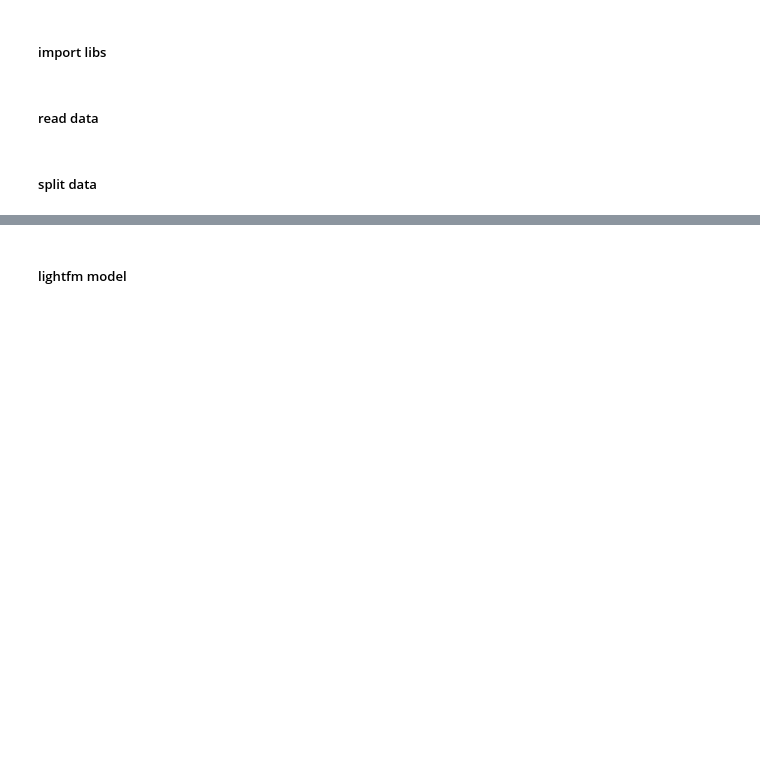
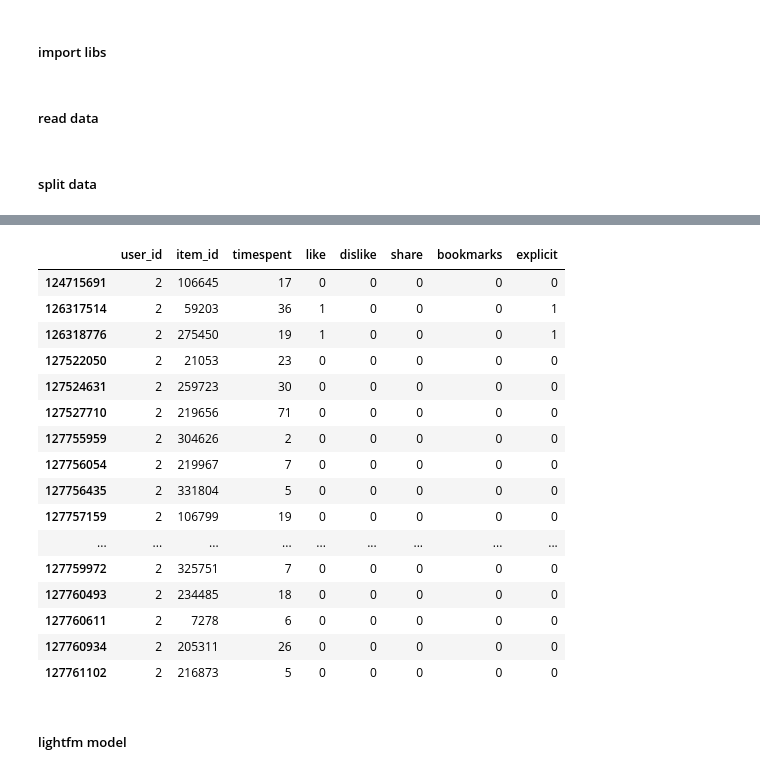
Before and after one commit to cheeeco/vk_recsys, a Jupyter notebook: lightfm.ipynb, the cells around one changed output, grey strips where cells are left out. Drawn from its saved outputs; the diff is of its cells as text; code cells hidden in the pictures; blank space fills up the shorter version.

```diff
--- a/lightfm.ipynb
+++ b/lightfm.ipynb
@@ -20,0 +27,9 @@ ui_train, ui_val = train_test_split(user_item_data,
+# %%
+# Step 1: Filter users with less than 20 interactions
+interaction_counts = last_week['user_id'].value_counts()
+users_with_20_plus_interactions = interaction_counts[interaction_counts >= 20].index
+filtered_last_week = last_week[last_week['user_id'].isin(users_with_20_plus_interactions)]
+# %%
+# Step 2: Keep only the first 20 interactions per user
+filtered_last_week['interaction_rank'] = filtered_last_week.groupby('user_id').cumcount() + 1
+final_last_week = filtered_last_week[filtered_last_week['interaction_rank'] <= 20].drop(columns='interaction_rank')
@@ -21,3 +42,10 @@ ui_train, ui_val = train_test_split(user_item_data,
+# %%
+# Step 3: Filter out users with zero total likes
+user_likes = final_last_week.groupby('user_id')['like'].sum()
+users_with_likes = user_likes[user_likes > 0].index
+final_last_week = final_last_week[final_last_week['user_id'].isin(users_with_likes)]
+# %%
+ui_val = final_last_week
 # %%
 u_train = ui_train.user_id
 i_train = ui_train.item_id
@@ -40,2 +62,22 @@ sparse_val = coo_matrix((dislikes_val, (u_val, i_val)))
+# %%
+ui_val[ui_val.user_id==2]
+# %% [output]
+|  | user_id | item_id | timespent | like | dislike | share | bookmarks | explicit |
+| 124715691 | 2 | 106645 | 17 | 0 | 0 | 0 | 0 | 0 |
+| 126317514 | 2 | 59203 | 36 | 1 | 0 | 0 | 0 | 1 |
+| 126318776 | 2 | 275450 | 19 | 1 | 0 | 0 | 0 | 1 |
+| 127522050 | 2 | 21053 | 23 | 0 | 0 | 0 | 0 | 0 |
+| 127524631 | 2 | 259723 | 30 | 0 | 0 | 0 | 0 | 0 |
+| 127527710 | 2 | 219656 | 71 | 0 | 0 | 0 | 0 | 0 |
+| 127755959 | 2 | 304626 | 2 | 0 | 0 | 0 | 0 | 0 |
+| 127756054 | 2 | 219967 | 7 | 0 | 0 | 0 | 0 | 0 |
+| 127756435 | 2 | 331804 | 5 | 0 | 0 | 0 | 0 | 0 |
+| 127757159 | 2 | 106799 | 19 | 0 | 0 | 0 | 0 | 0 |
+| ... | ... | ... | ... | ... | ... | ... | ... | ... |
+| 127759972 | 2 | 325751 | 7 | 0 | 0 | 0 | 0 | 0 |
+| 127760493 | 2 | 234485 | 18 | 0 | 0 | 0 | 0 | 0 |
+| 127760611 | 2 | 7278 | 6 | 0 | 0 | 0 | 0 | 0 |
+| 127760934 | 2 | 205311 | 26 | 0 | 0 | 0 | 0 | 0 |
+| 127761102 | 2 | 216873 | 5 | 0 | 0 | 0 | 0 | 0 |
 # %% [markdown]
 ##### lightfm model
```
Also changed, not shown: parts of 27 cells of this notebook, 15 other files.
